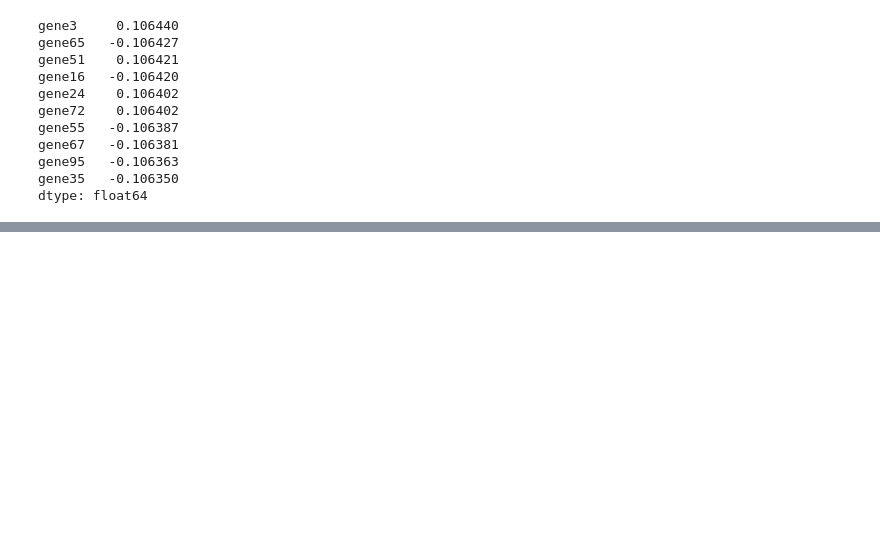
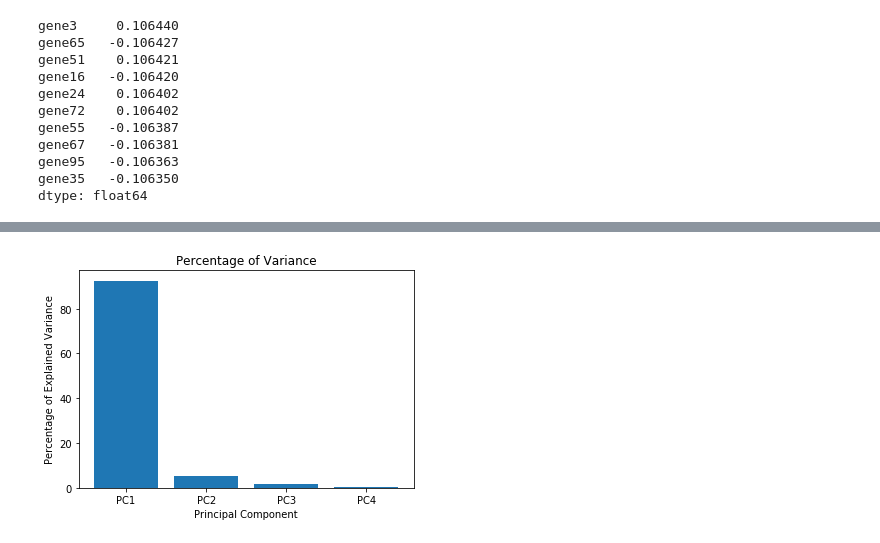
Before and after one commit to Mat092/laboratory-, a Jupyter notebook: example_of_pca.ipynb, the cells around one changed output, grey strips where cells are left out. Cells and saved outputs as stored; diff of their text form; code cells hidden in the pictures; blank space fills up the shorter version.

Commit message:
added PCA for the iris dataset

```diff
--- a/example_of_pca.ipynb
+++ b/example_of_pca.ipynb
@@ -96,0 +149,10 @@ dtype: float64
+# %%
+from sklearn.preprocessing import StandardScaler
+
+features = ["sepal length","sepal width","petal length","petal width"]
+
+#separeting features and target (supposing I know how the dataset is organized)
+x = iris_df.loc[:,features]
+y = iris_df.loc[:,"target"]
+
+x = StandardScaler().fit_transform(x) #Scaling all features (mean 0 and σ = 1 ?)
@@ -96,0 +170,28 @@ dtype: float64
+# %%
+from sklearn.decomposition import PCA
+
+pca = PCA()#object that can be trained from sklearn
+
+x_scaled = iris_df.loc[:,features] #remove the columns target.
+
+pca.fit(x_scaled)
+pca_data = pca.transform(x_scaled)
+
+per_var = np.round(pca.explained_variance_ratio_*100,
+                  decimals = 1)
+
+labels = ["PC" + str(i) for i in range(1,len(per_var)+1)] #simple labels
+
+
+
+#graph
+plt.bar(x = range(1,len(per_var)+1),
+       height = per_var,
+       tick_label = labels)
+
+plt.ylabel("Percentage of Explained Variance")
+plt.xlabel("Principal Component")
+plt.title("Percentage of Variance")
+plt.show() #the first two components explain over 90% of the dynamic
+# %% [output]
+[figure, added]
```
Also changed, not shown: parts of 8 cells of this notebook.
